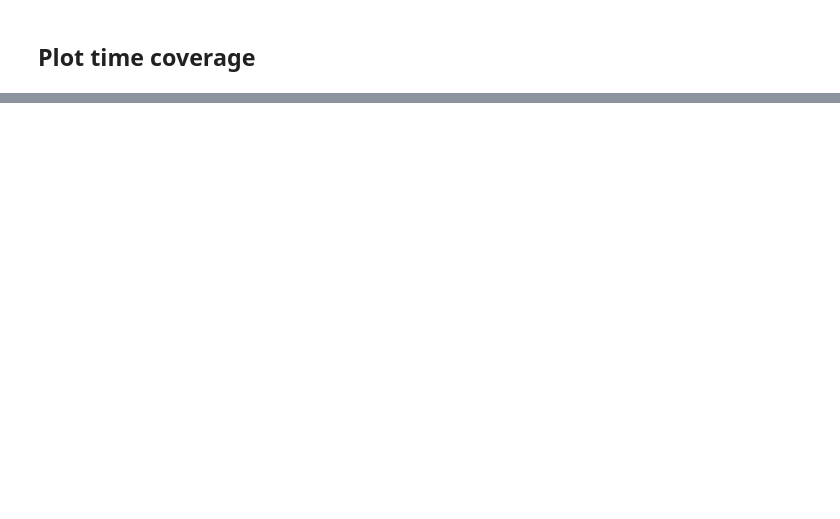
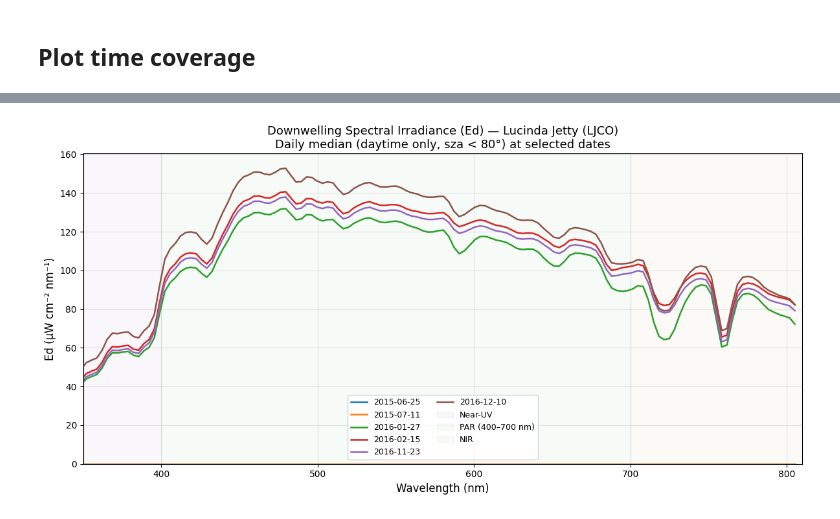
Before and after one commit to aodn/aodn_cloud_optimised, a Jupyter notebook: notebooks/station_lucinda_jetty_daily_satlantic_hyperocr.ipynb, the cells around one changed output, grey strips where cells are left out. Drawn from its saved outputs; the diff is of its cells as text; code cells hidden in the pictures; blank space fills up the shorter version.

Commit message:
Update LJCO notebooks

```diff
--- a/notebooks/station_lucinda_jetty_daily_satlantic_hyperocr.ipynb
+++ b/notebooks/station_lucinda_jetty_daily_satlantic_hyperocr.ipynb
@@ -88,0 +78,19 @@ time_series_df = aodn_dataset.plot_gridded_variable(var_name='analysed_sst',
+# %%
+import numpy as np
+import pandas as pd
+import matplotlib.pyplot as plt
+import matplotlib.dates as mdates
+import warnings
+warnings.filterwarnings("ignore")
+
+xds = aodn_dataset.zarr_store
+
+time_vals = xds["TIME"].values
+t_min = pd.Timestamp(time_vals[0]).strftime("%Y-%m-%d")
+t_max = pd.Timestamp(time_vals[-1]).strftime("%Y-%m-%d")
+wl = xds["WAVELENGTH_Ed"].values
+
+print(f"Dataset: {xds.dims['TIME']:,} time steps from {t_min} to {t_max}")
+print(f"Wavelength range: {wl.min():.0f}–{wl.max():.0f} nm ({len(wl)} bands, ~{np.diff(wl).mean():.1f} nm spacing)")
+print(f"Variables: {list(xds.data_vars)}")
+print(xds["Ed"])
@@ -88,0 +124,56 @@ time_series_df = aodn_dataset.plot_gridded_variable(var_name='analysed_sst',
+# %%
+DATE_START = ""
+DATE_END   = ""
+time_vals = xds["TIME"].values
+DATE_START = DATE_START or pd.Timestamp(time_vals[0]).strftime("%Y-%m-%d")
+DATE_END   = DATE_END   or pd.Timestamp(time_vals[-1]).strftime("%Y-%m-%d")
+
+wl = xds["WAVELENGTH_Ed"].values
+
+# Daily median of Ed and filter to daytime only (sza < 80°)
+ed_da  = xds["Ed"].sel(TIME=slice(DATE_START, DATE_END))
+sza_da = xds["sza"].sel(TIME=slice(DATE_START, DATE_END))
+
+# Keep only daytime spectra for daily median
+ed_day = ed_da.where(sza_da < 80)
+ed_daily = ed_day.resample(TIME="1D").median("TIME").astype(float)
+
+# Pick 6 evenly-spaced days with valid data
+good_times = ed_daily.TIME.values[
+    np.where(~np.all(np.isnan(ed_daily.values), axis=0))[0]
+]
+n_show = min(6, len(good_times))
+pick_idx = np.linspace(0, len(good_times) - 1, n_show, dtype=int)
+sample_times = good_times[pick_idx]
+
+fig, ax = plt.subplots(figsize=(12, 6))
+cmap = plt.get_cmap("tab10")
+
+for i, t in enumerate(sample_times):
+    spec = ed_daily.sel(TIME=t, method="nearest").values
+    label = pd.Timestamp(t).strftime("%Y-%m-%d")
+    ax.plot(wl, spec, color=cmap(i), lw=1.8, label=label)
+
+# Spectral region shading
+for xlo, xhi, col, lbl in [
+    (350, 400, "#c0a0e0", "Near-UV"),
+    (400, 700, "#a0d0a0", "PAR (400–700 nm)"),
+    (700, 810, "#e0c0a0", "NIR"),
+]:
+    ax.axvspan(xlo, xhi, alpha=0.08, color=col, label=lbl)
+
+ax.set_xlabel("Wavelength (nm)", fontsize=12)
+ax.set_ylabel("Ed (μW cm⁻² nm⁻¹)", fontsize=12)
+ax.set_title(
+    "Downwelling Spectral Irradiance (Ed) — Lucinda Jetty (LJCO)\n"
+    "Daily median (daytime only, sza < 80°) at selected dates",
+    fontsize=13,
+)
+ax.set_xlim(350, 810)
+ax.set_ylim(bottom=0)
+ax.legend(fontsize=9, ncol=2)
+ax.grid(True, alpha=0.3)
+plt.tight_layout()
+plt.show()
+# %% [output]
+[figure, added]
```
Also changed, not shown: parts of 20 cells of this notebook, 2 other files.
